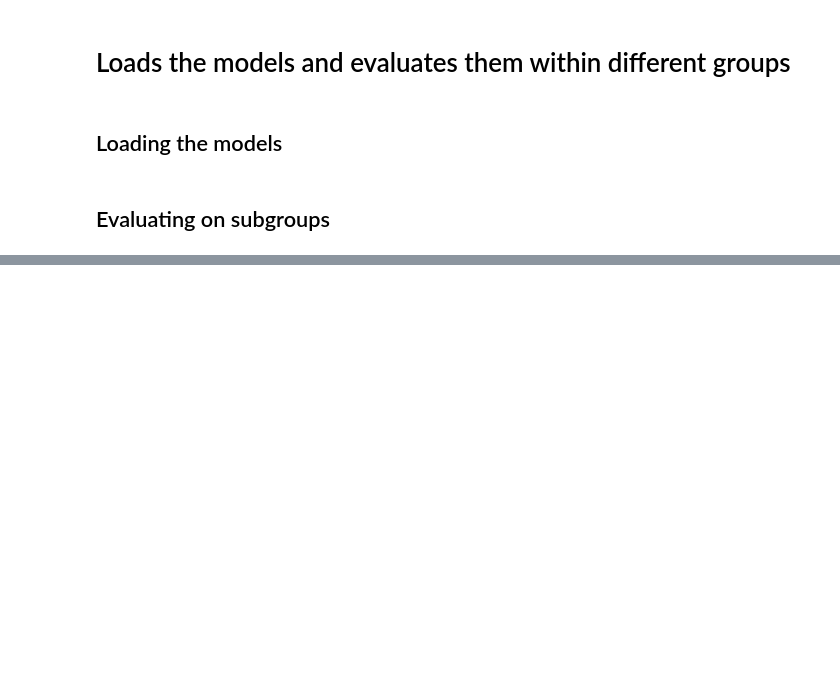
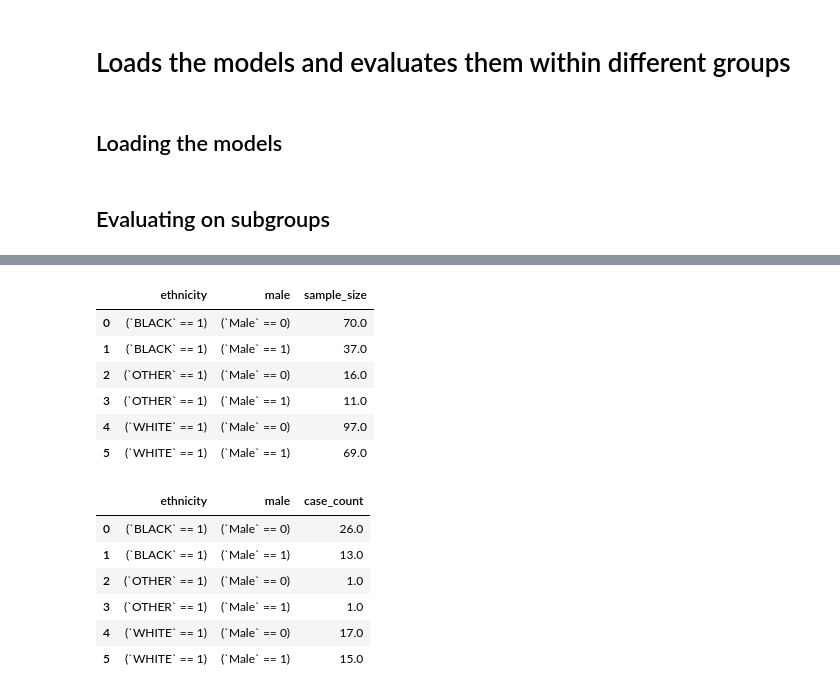
Before and after one commit to cavalab/htn-phenotyping-with-llms, a Jupyter notebook: notebooks/06. bias evaluation.ipynb, the cells around one changed output, grey strips where cells are left out. Drawn from its saved outputs; the diff is of its cells as text; code cells hidden in the pictures; blank space fills up the shorter version.

```diff
--- a/notebooks/06. bias evaluation.ipynb
+++ b/notebooks/06. bias evaluation.ipynb
@@ -260,3 +250,31 @@ LaTeX table saved to ../paper/tab_best_model_subgroups.tex
+# %%
+# case count and sample count
+table = df_subgroups\
+        .groupby(['ethnicity', 'male'])['sample_size'].mean()\
+        .reset_index()
+
+display(table)
+
+table = df_subgroups\
+    .groupby(['ethnicity', 'male'])['case_count'].mean()\
+    .reset_index()
+
+display(table)
+# %% [output]
+|  | ethnicity | male | sample_size |
+| 0 | (`BLACK` == 1) | (`Male` == 0) | 70.0 |
+| 1 | (`BLACK` == 1) | (`Male` == 1) | 37.0 |
+| 2 | (`OTHER` == 1) | (`Male` == 0) | 16.0 |
+| 3 | (`OTHER` == 1) | (`Male` == 1) | 11.0 |
+| 4 | (`WHITE` == 1) | (`Male` == 0) | 97.0 |
+| 5 | (`WHITE` == 1) | (`Male` == 1) | 69.0 |
+|  | ethnicity | male | case_count |
+| 0 | (`BLACK` == 1) | (`Male` == 0) | 26.0 |
+| 1 | (`BLACK` == 1) | (`Male` == 1) | 13.0 |
+| 2 | (`OTHER` == 1) | (`Male` == 0) | 1.0 |
+| 3 | (`OTHER` == 1) | (`Male` == 1) | 1.0 |
+| 4 | (`WHITE` == 1) | (`Male` == 0) | 17.0 |
+| 5 | (`WHITE` == 1) | (`Male` == 1) | 15.0 |
 # %%
 palette = sns.color_palette("hls", 6) # ['#374aa3', '#cc6666', '#6688d0', '#ffcccc', '#336699', '#99ccff']
 
```
Also changed, not shown: parts of 8 cells of this notebook, 5 other files.
